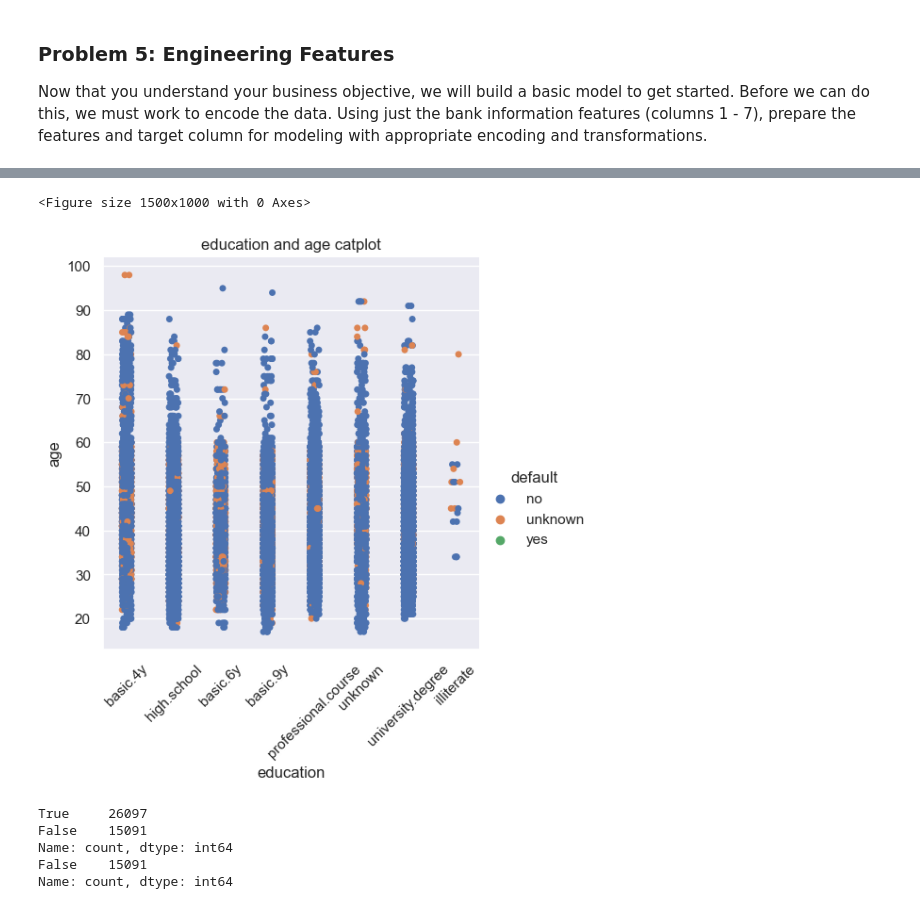
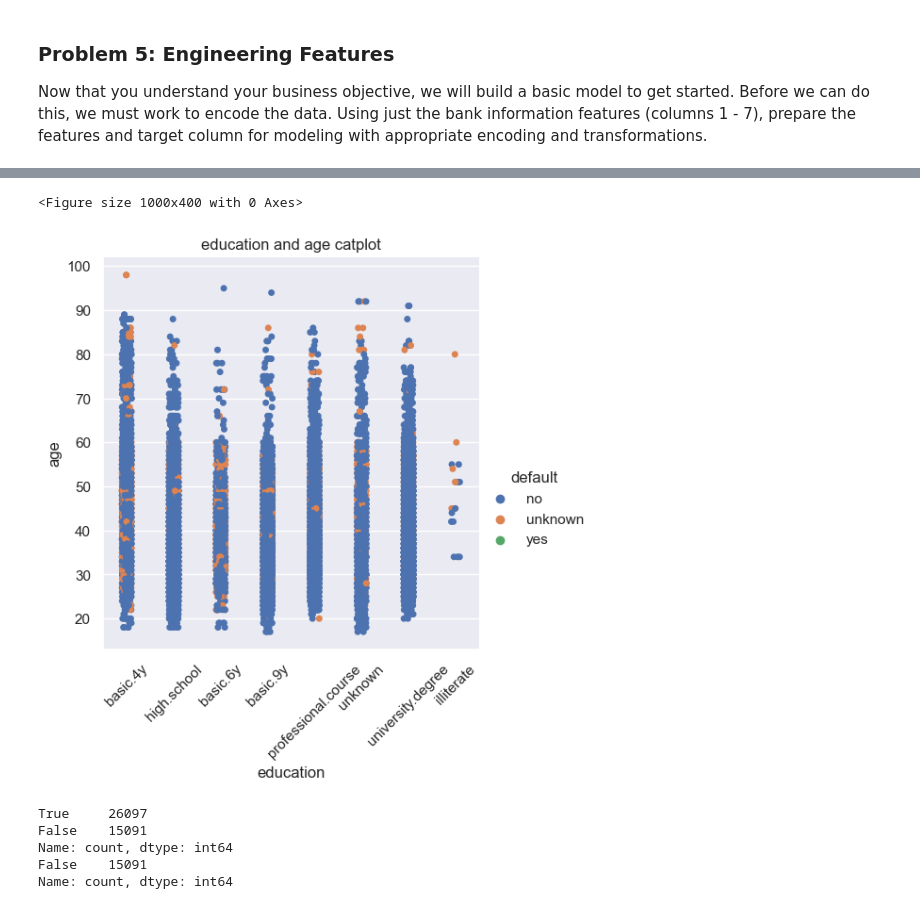
Before and after one commit to maskbit/classifier_comparison, a Jupyter notebook: prompt_III.ipynb, the cells around one changed output, grey strips where cells are left out. Cells and saved outputs as stored; diff of their text form; code cells hidden in the pictures.

```diff
--- a/prompt_III.ipynb
+++ b/prompt_III.ipynb
@@ -156,14 +156,14 @@ plt.show()
 # %%
-plt.figure(figsize=(15, 10))
+plt.figure(figsize=(10, 4))
 sns.set_theme(style="darkgrid")
 sns.catplot(data=bank_data,x="education", y="age",  hue="default")
 plt.xticks(rotation=45)
 plt.title('education and age catplot')
-plt.savefig("images/eduagecat.png")
+plt.savefig("images/eduagecat.png", bbox_inches='tight')
 plt.show()
 # %% [output]
-<Figure size 1500x1000 with 0 Axes>
+<Figure size 1000x400 with 0 Axes>
-[figure, old version]
+[figure, new version]
 # %%
 # check for duplicated rows and drop them
 print(bank_data.duplicated().value_counts())
```
Also changed, not shown: parts of 3 cells of this notebook, 4 other files.
